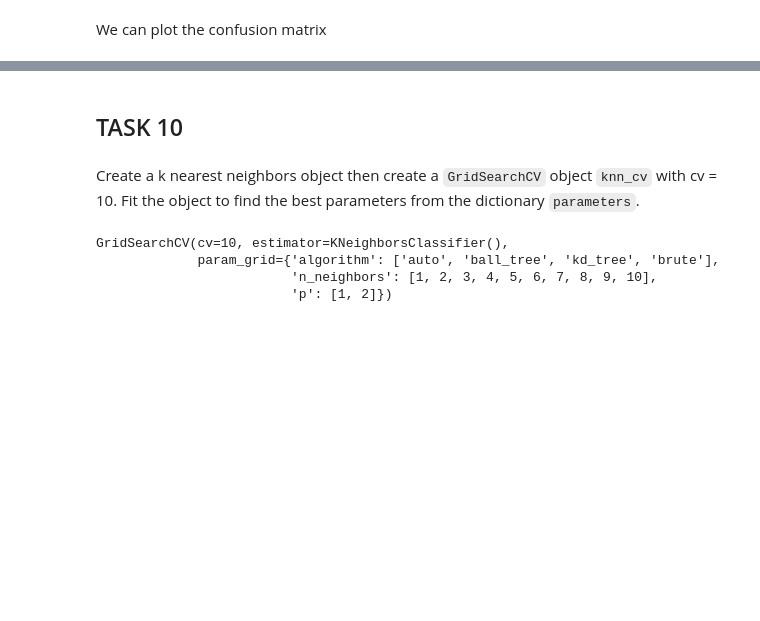
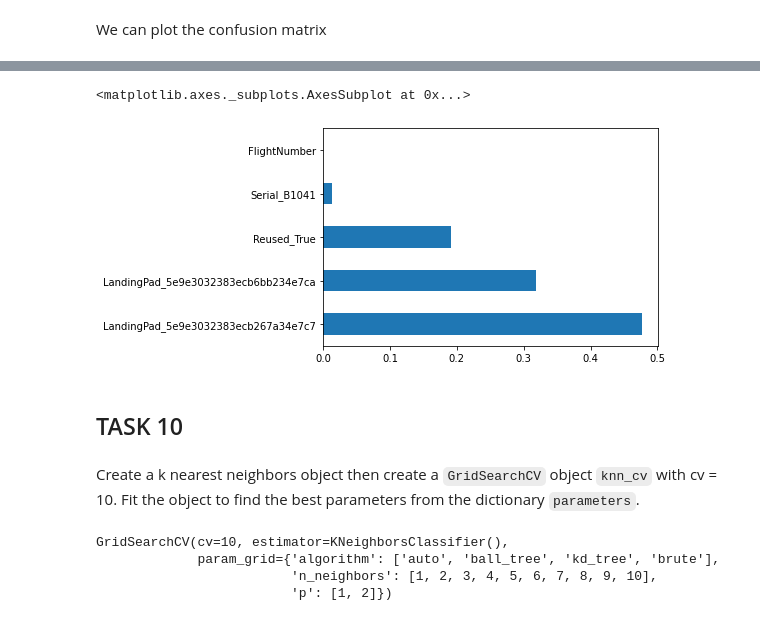
Before and after one commit to Bjarnelp/Machine-Learning-Capstone-Project, a Jupyter notebook: Machine Learning Prediction lab.ipynb, the cells around one changed output, grey strips where cells are left out. Drawn from its saved outputs; the diff is of its cells as text; code cells hidden in the pictures; blank space fills up the shorter version.

```diff
--- a/Machine Learning Prediction lab.ipynb
+++ b/Machine Learning Prediction lab.ipynb
@@ -282,3 +276,13 @@ plot_confusion_matrix(Y_test,yhat)
+# %%
+X2 = pd.read_csv('https://cf-courses-data.s3.us.cloud-object-storage.appdomain.cloud/IBM-DS0321EN-SkillsNetwork/datasets/dataset_part_3.csv')
+# %%
+tree_best = DecisionTreeClassifier(criterion = 'gini', max_depth = 4, max_features = 'auto', min_samples_leaf = 2, min_samples_split = 5, splitter = 'random')
+tree_best.fit(X_train,Y_train)
+feat_importances = pd.Series(tree_best.feature_importances_, index=X2.columns)
+feat_importances.nlargest(5).plot(kind='barh')
+# %% [output]
+<matplotlib.axes._subplots.AxesSubplot at 0x...>
+[figure, added]
 # %% [markdown]
 ## TASK  10
 # %% [markdown]
```
Also changed, not shown: parts of 6 cells of this notebook.
